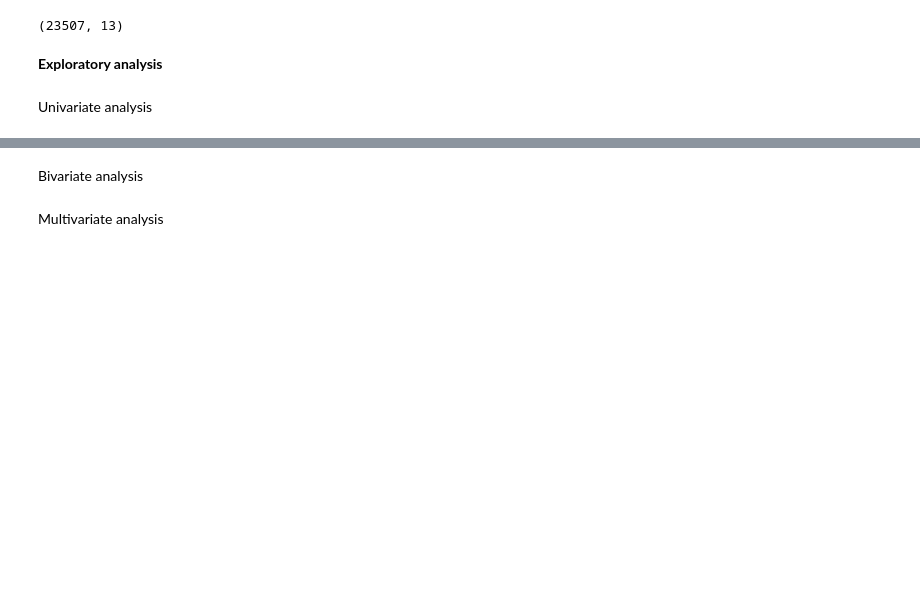
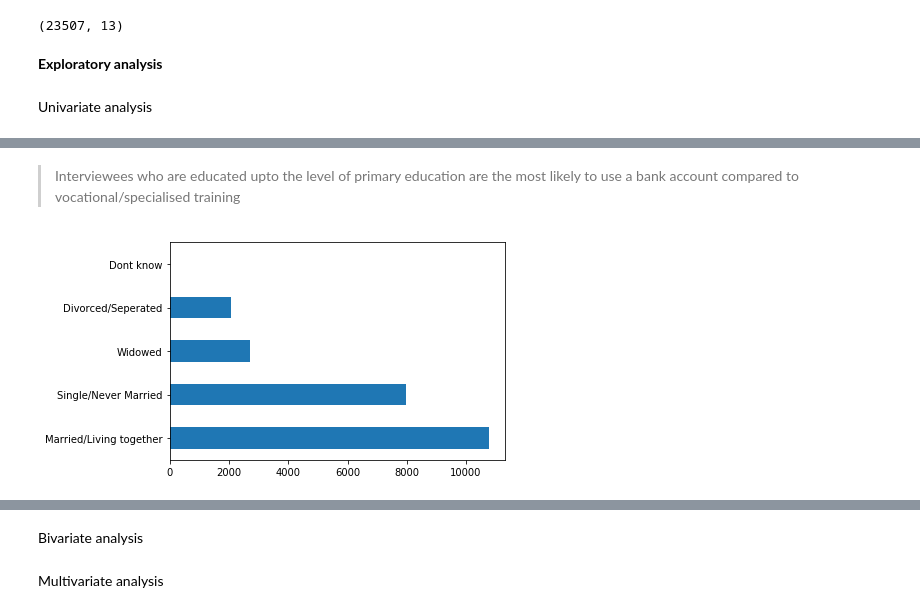
Before and after one commit to victoriousvictor42/banking, a Jupyter notebook: banking.ipynb, the cells around one changed output, grey strips where cells are left out. Drawn from its saved outputs; the diff is of its cells as text; code cells hidden in the pictures; blank space fills up the shorter version.

```diff
--- a/banking.ipynb
+++ b/banking.ipynb
@@ -353,0 +404,9 @@ Univariate analysis
+# %% [markdown]
+
+
+> Interviewees who are educated upto the level of primary education are the most likely to use a bank account compared to vocational/specialised training
+# %%
+df['marital_status'].value_counts().plot.barh()
+plt.show()
+# %% [output]
+[figure, added]
```
Also changed, not shown: parts of 23 cells of this notebook.
